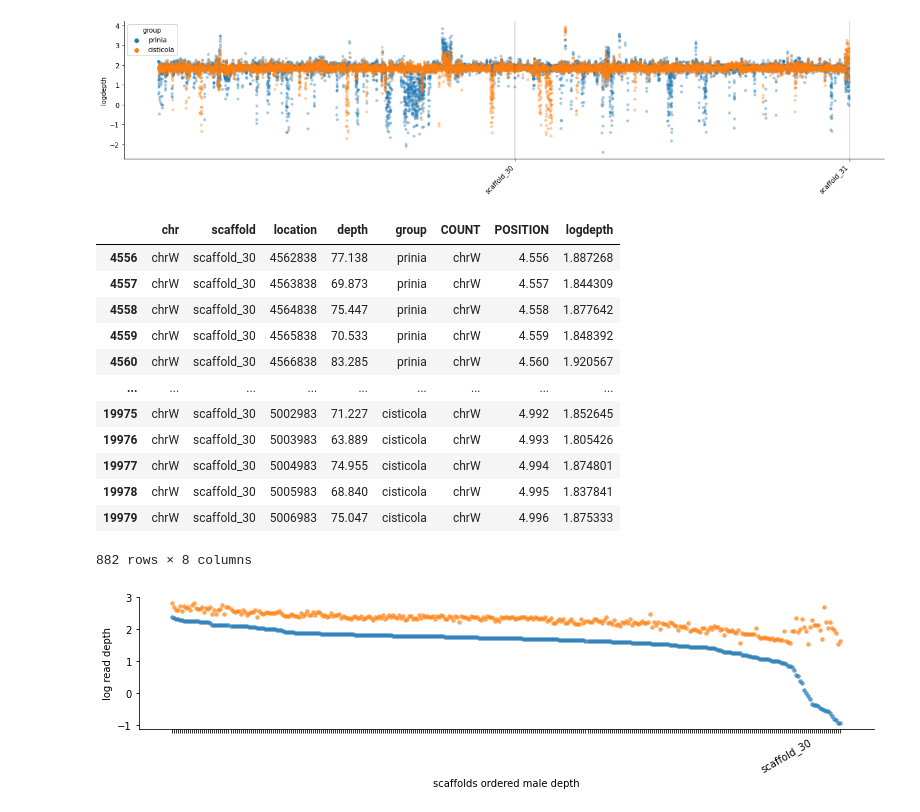
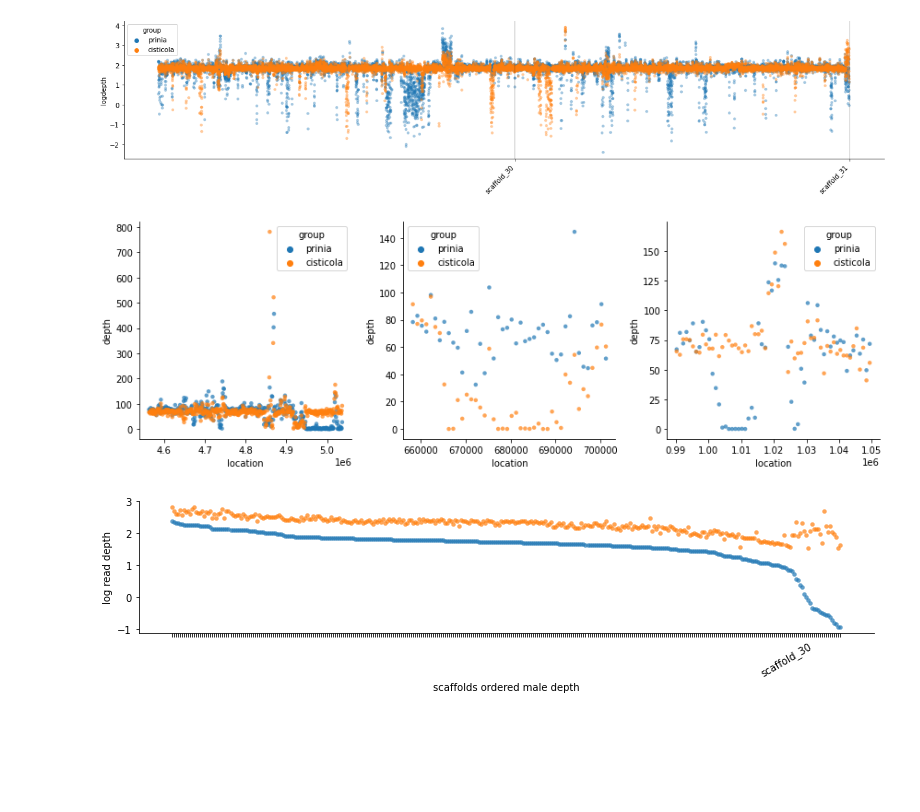
Before and after one commit to osipovarev/Brood_parasites_analysis, a Jupyter notebook: PCA_from_snparcher.ipynb, the cells around one changed output. Saved outputs shown, nothing was run; the diff lists cells and outputs as text; code cells hidden in the pictures; blank space fills up the shorter version.

```diff
--- a/PCA_from_snparcher.ipynb
+++ b/PCA_from_snparcher.ipynb
@@ -207,33 +207,45 @@ fig.savefig(pdf_name, bbox_inches='tight')
 # df_merged[df_merged['missing'] > 0.7]
 low_depth_prinia = df_merged[(df_merged['logdepth'] < -0.5) & (df_merged['group'] == 'prinia')]
 low_depth_prinia.to_csv('low_depth_in_prinia.chrW.tsv', sep='\t', index=False)
-# %%
-## Check depth 4 genes Mike didn't recover in one or another lineage
-# FCHO2_W	scaffold_30 4562382 5007353
-# MEX3C_W	scaffold_31 677721 681390
-# UBQLN1_W	scaffold_31 1004685 1049750
-# RASA1_W	scaffold_67 395145 530188
-sc = 'scaffold_30'
-x1 = 4562382
-x2 = 5007353
-
-df_region = df_merged[(df_merged['scaffold'] == sc) &
-          (df_merged['location'] >= x1) &
-          (df_merged['location'] <= x2)]
-# %% [output]
-|  | chr | scaffold | location | depth | group | COUNT | POSITION | logdepth |
-| 4556 | chrW | scaffold_30 | 4562838 | 77.138 | prinia | chrW | 4.556 | 1.887268 |
-| 4557 | chrW | scaffold_30 | 4563838 | 69.873 | prinia | chrW | 4.557 | 1.844309 |
-| 4558 | chrW | scaffold_30 | 4564838 | 75.447 | prinia | chrW | 4.558 | 1.877642 |
-| 4559 | chrW | scaffold_30 | 4565838 | 70.533 | prinia | chrW | 4.559 | 1.848392 |
-| 4560 | chrW | scaffold_30 | 4566838 | 83.285 | prinia | chrW | 4.560 | 1.920567 |
-| ... | ... | ... | ... | ... | ... | ... | ... | ... |
-| 19975 | chrW | scaffold_30 | 5002983 | 71.227 | cisticola | chrW | 4.992 | 1.852645 |
-| 19976 | chrW | scaffold_30 | 5003983 | 63.889 | cisticola | chrW | 4.993 | 1.805426 |
-| 19977 | chrW | scaffold_30 | 5004983 | 74.955 | cisticola | chrW | 4.994 | 1.874801 |
-| 19978 | chrW | scaffold_30 | 5005983 | 68.840 | cisticola | chrW | 4.995 | 1.837841 |
-| 19979 | chrW | scaffold_30 | 5006983 | 75.047 | cisticola | chrW | 4.996 | 1.875333 |
-882 rows × 8 columns
+# %%
+## Check depth 4 genes Mike didn't recover in one or another lineage
+# FCHO2_W	scaffold_30 4562382 5007353
+# MEX3C_W	scaffold_31 677721 681390
+# UBQLN1_W	scaffold_31 1004685 1049750
+# RASA1_W	scaffold_67 395145 530188
+
+miss_genes = {'FCHO1': ('scaffold_30', 4562382, 5007353),
+              'MEX3C': ('scaffold_31', 677721, 681390),
+              'UBQLN1': ('scaffold_31', 1004685, 1049750)}
+
+fig, axes = plt.subplots(1, len(miss_genes), figsize=(4*len(miss_genes), 4))
+
+i = 0
+for g in miss_genes:
+    axi = axes[i]
+    scaffold = miss_genes[g][0]
+    x1 = miss_genes[g][1]
+    x2 = miss_genes[g][2]
+    if g == 'FCHO1':
+        x2 = x2 + 30000
+    elif g == 'MEX3C':
+        x1 = x1 - 20000
+        x2 = x2 + 20000
+    elif g == 'UBQLN1':
+        x1 = x1 - 15000
+
+    df_region = df_merged[(df_merged['scaffold'] == scaffold) &
+                          (df_merged['location'] >= x1) &
+                          (df_merged['location'] <= x2)]
+    y_value = 'depth'
+    sns.scatterplot(ax=axi, data=df_region, x='location', y=y_value,
+                    s=20, linewidth=0, alpha=0.7, hue='group')
+    i += 1
+
+sns.despine(fig=None, ax=None, left=False, bottom=False, offset=None, trim=False)
+fig.tight_layout()
+# %% [output]
+[figure, added]
 # %%
 ### Read depth by scaffold cuckoo finch
 db = 'anoImb'
```
